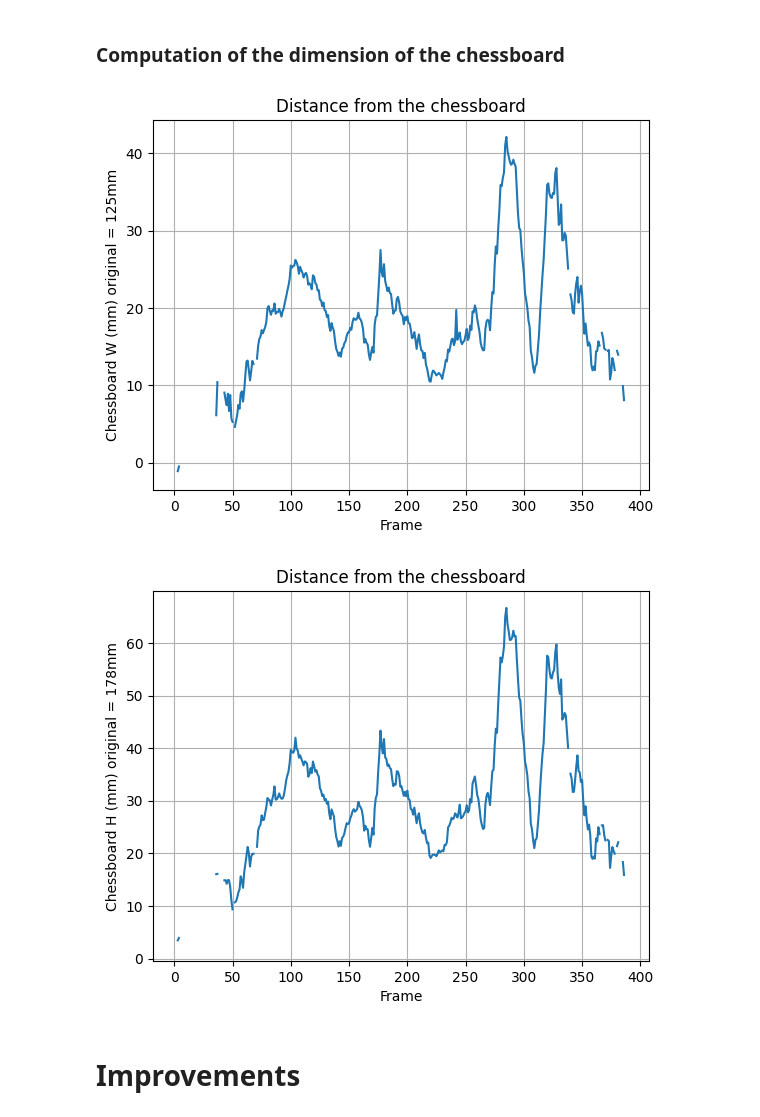
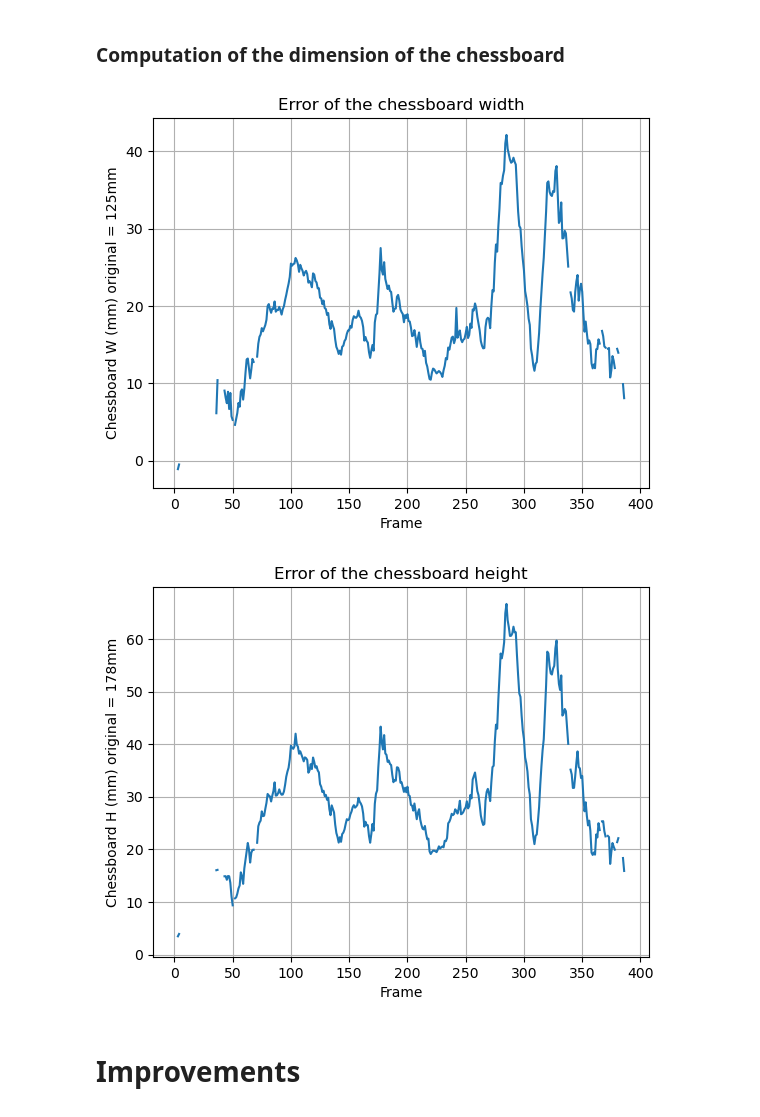
Before and after one commit to ArkaStark/RobotNavigation, a Jupyter notebook: Robot-navigation-paper.ipynb, the cells around one changed output. Cells and saved outputs as stored; diff of their text form; code cells hidden in the pictures.

```diff
--- a/Robot-navigation-paper.ipynb
+++ b/Robot-navigation-paper.ipynb
@@ -785,24 +785,24 @@ for frame in range(number_of_frames):
 # %%
 # Plotting
 f_values = list(range(number_of_frames))
 plt.plot(f_values, W_mm_diff)
-plt.title('Distance from the chessboard')
+plt.title('Error of the chessboard width')
 plt.xlabel('Frame')
 plt.ylabel('Chessboard W (mm) original = 125mm')
 plt.grid(True)
 plt.show()
 
 # Plotting
 f_values = list(range(number_of_frames))
 plt.plot(f_values, H_mm_diff)
-plt.title('Distance from the chessboard')
+plt.title('Error of the chessboard height')
 plt.xlabel('Frame')
 plt.ylabel('Chessboard H (mm) original = 178mm')
 plt.grid(True)
 plt.show()
 # %% [output]
-[figure, old version]
+[figure, new version]
-[figure, old version]
+[figure, new version]
 # %% [markdown]
 # Improvements <a id="improvements-1"></a>
 # %% [markdown]
```
Also changed, not shown: parts of 35 cells of this notebook.
